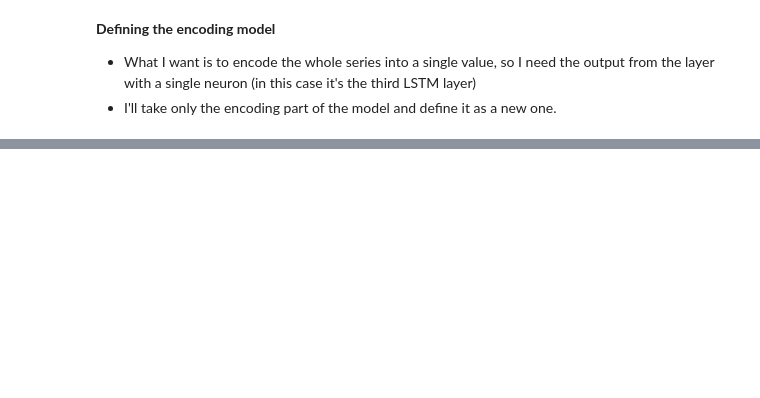
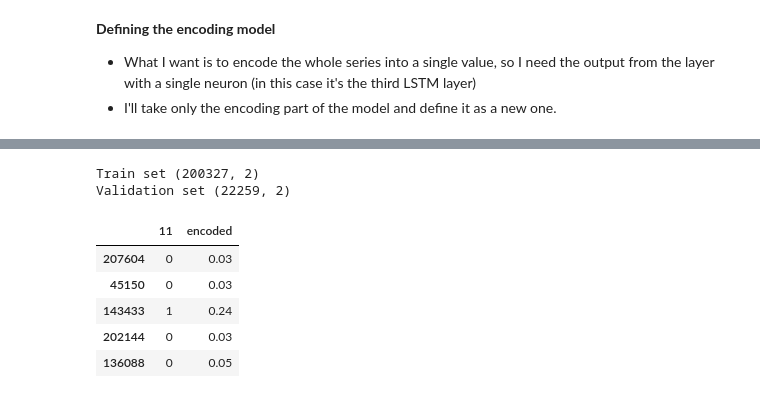
Before and after one commit to AiJared/time-series-forecasting-with-lstm-autoencoders, a Jupyter notebook: Time_Series_Forecasting_with_LSTM_Autoencoders.ipynb, the cells around one changed output, grey strips where cells are left out. Cells and saved outputs as stored; diff of their text form; code cells hidden in the pictures; blank space fills up the shorter version.

```diff
--- a/Time_Series_Forecasting_with_LSTM_Autoencoders.ipynb
+++ b/Time_Series_Forecasting_with_LSTM_Autoencoders.ipynb
@@ -444,0 +472,24 @@ Encoded time-series sample [0.03313876]
+# %%
+last_month = serie_size - 1
+Y_train_encoded = train["label"]
+train.drop("label", axis=1, inplace=True)
+X_train_encoded = train[[last_month, "encoded"]]
+
+Y_valid_encoded = valid["label"]
+valid.drop("label", axis=1, inplace=True)
+X_valid_encoded = valid[[last_month, "encoded"]]
+
+print("Train set", X_train_encoded.shape)
+print("Validation set", X_valid_encoded.shape)
+# %% [output]
+Train set (200327, 2)
+Validation set (22259, 2)
+# %%
+X_train_encoded.head()
+# %% [output]
+|  | 11 | encoded |
+| 207604 | 0 | 0.03 |
+| 45150 | 0 | 0.03 |
+| 143433 | 1 | 0.24 |
+| 202144 | 0 | 0.03 |
+| 136088 | 0 | 0.05 |
```
Also changed, not shown: parts of 13 cells of this notebook.
